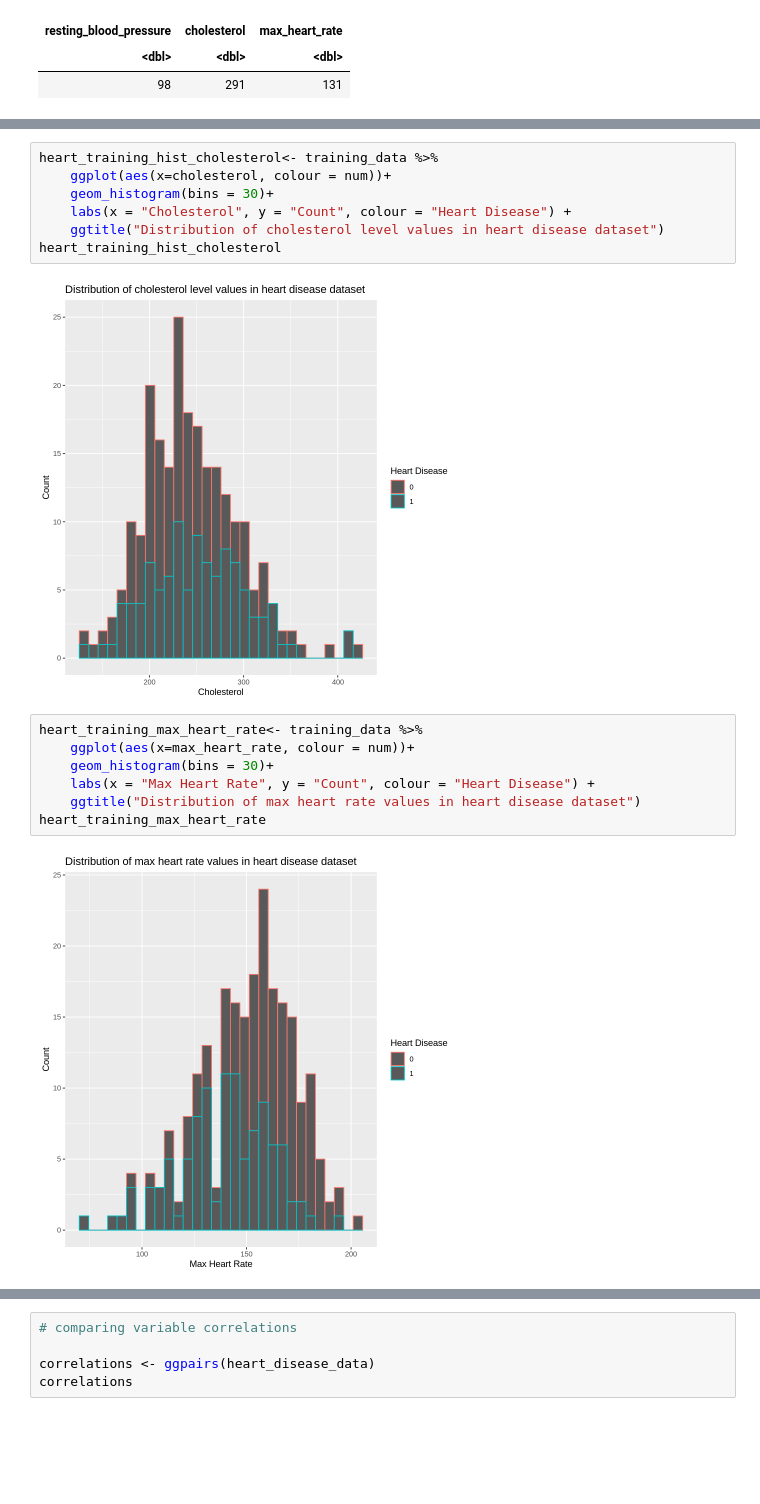
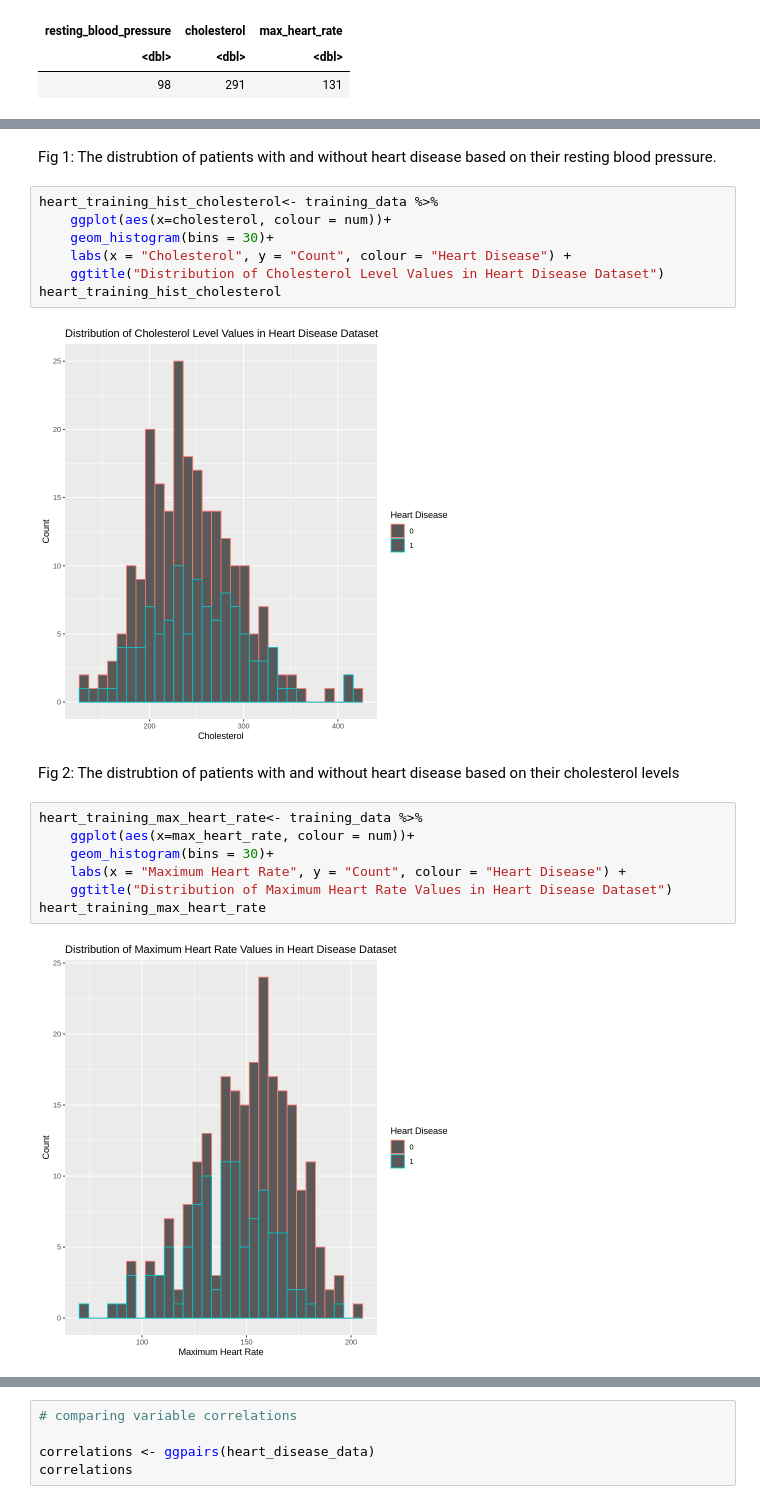
Before and after one commit to Yusen121/heart_disease_simple, a Jupyter notebook: data/group_project_report.ipynb, the cells around one changed output, grey strips where cells are left out. Saved outputs shown, nothing was run; the diff lists cells and outputs as text; blank space fills up the shorter version.

Commit message:
Adding labels to the tables and figures, standardizing names on visualizations and removing a part of the method

```diff
--- a/data/group_project_report.ipynb
+++ b/data/group_project_report.ipynb
@@ -144,18 +150,22 @@ heart_training_hist_resting_blood_pressure
+# %% [markdown]
+Fig 1: The distrubtion of patients with and without heart disease based on their resting blood pressure.
 # %%
 heart_training_hist_cholesterol<- training_data %>%
     ggplot(aes(x=cholesterol, colour = num))+
     geom_histogram(bins = 30)+
     labs(x = "Cholesterol", y = "Count", colour = "Heart Disease") +
-    ggtitle("Distribution of cholesterol level values in heart disease dataset")
+    ggtitle("Distribution of Cholesterol Level Values in Heart Disease Dataset")
 heart_training_hist_cholesterol
 # %% [output]
-[figure, old version]
+[figure, new version]
+# %% [markdown]
+Fig 2: The distrubtion of patients with and without heart disease based on their cholesterol levels
 # %%
 heart_training_max_heart_rate<- training_data %>%
     ggplot(aes(x=max_heart_rate, colour = num))+
     geom_histogram(bins = 30)+
-    labs(x = "Max Heart Rate", y = "Count", colour = "Heart Disease") +
-    ggtitle("Distribution of max heart rate values in heart disease dataset")
+    labs(x = "Maximum Heart Rate", y = "Count", colour = "Heart Disease") +
+    ggtitle("Distribution of Maximum Heart Rate Values in Heart Disease Dataset")
 heart_training_max_heart_rate
 # %% [output]
-[figure, old version]
+[figure, new version]
```
Also changed, not shown: parts of 10 cells of this notebook.
